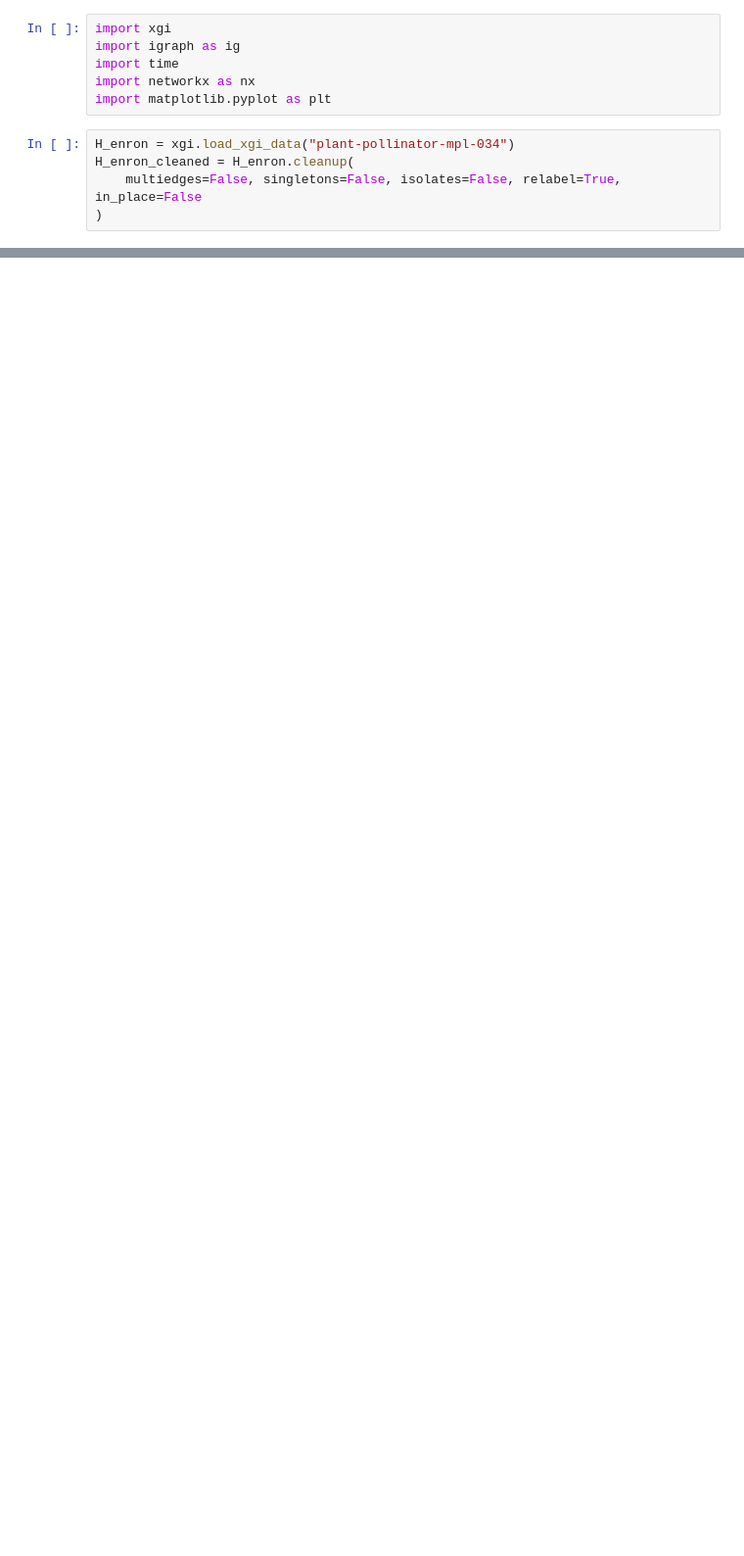
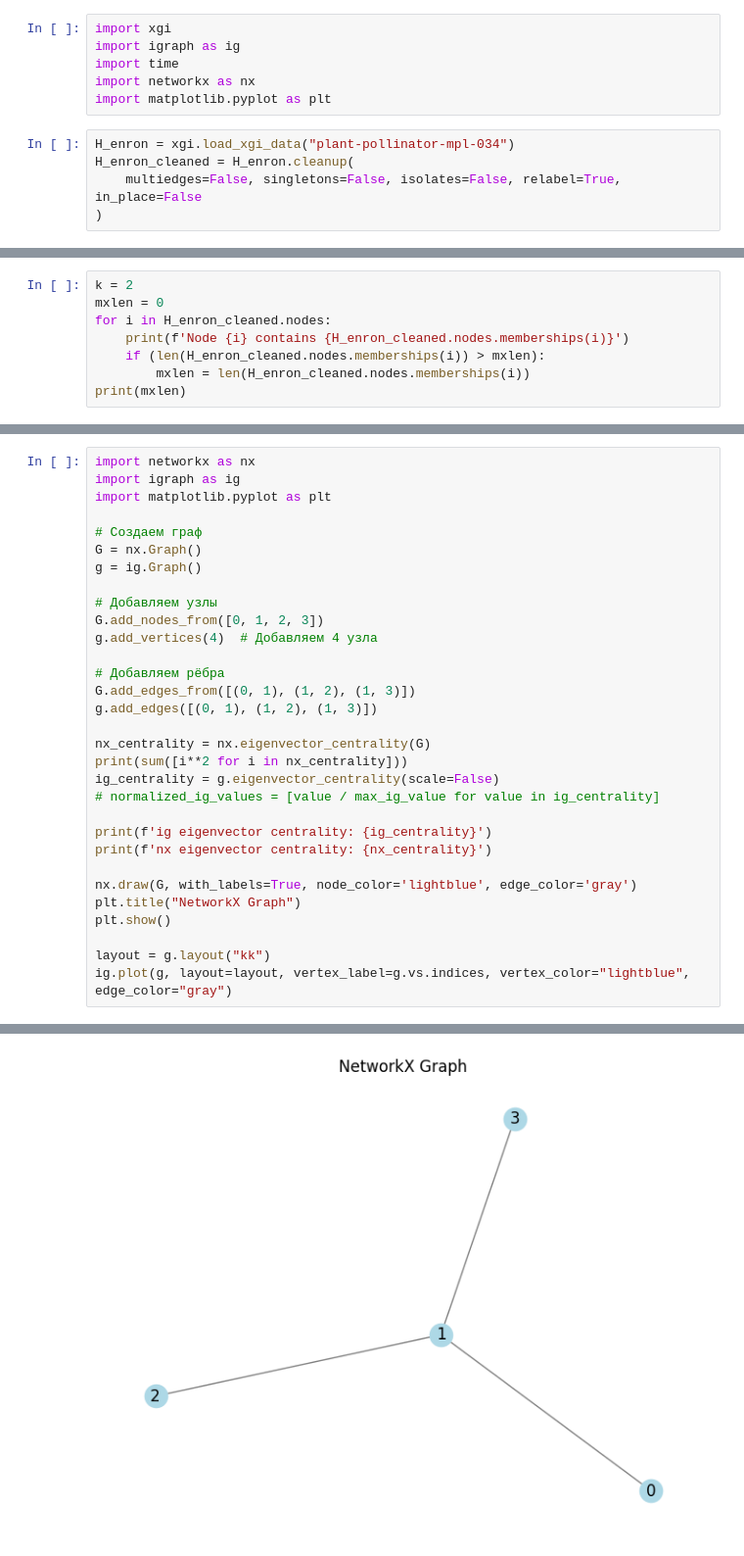
Before and after one commit to Evgeniyy2004/xgi, a Jupyter notebook: text.ipynb, the cells around one changed output, grey strips where cells are left out. Shown at 98% size. Cells and saved outputs as stored; diff of their text form; blank space fills up the shorter version.

Commit message:
Update centrality.py

```diff
--- a/text.ipynb
+++ b/text.ipynb
@@ -25,0 +12,8 @@ xgi.convert.to_ig_line_graph(H_enron_cleaned)
+# %%
+k = 2
+mxlen = 0
+for i in H_enron_cleaned.nodes:
+    print(f'Node {i} contains {H_enron_cleaned.nodes.memberships(i)}')
+    if (len(H_enron_cleaned.nodes.memberships(i)) > mxlen):
+        mxlen = len(H_enron_cleaned.nodes.memberships(i))
+print(mxlen)
@@ -61,0 +76,32 @@ print(f"Посчитанная центральность ig: {cent_ig}")
+# %%
+import networkx as nx
+import igraph as ig
+import matplotlib.pyplot as plt
+
+# Создаем граф
+G = nx.Graph()
+g = ig.Graph()
+
+# Добавляем узлы
+G.add_nodes_from([0, 1, 2, 3])
+g.add_vertices(4)  # Добавляем 4 узла
+
+# Добавляем рёбра
+G.add_edges_from([(0, 1), (1, 2), (1, 3)])
+g.add_edges([(0, 1), (1, 2), (1, 3)])
+
+nx_centrality = nx.eigenvector_centrality(G)
+print(sum([i**2 for i in nx_centrality]))
+ig_centrality = g.eigenvector_centrality(scale=False)
+# normalized_ig_values = [value / max_ig_value for value in ig_centrality]
+
+print(f'ig eigenvector centrality: {ig_centrality}')
+print(f'nx eigenvector centrality: {nx_centrality}')
+
+nx.draw(G, with_labels=True, node_color='lightblue', edge_color='gray')
+plt.title("NetworkX Graph")
+plt.show()
+
+layout = g.layout("kk")
+ig.plot(g, layout=layout, vertex_label=g.vs.indices, vertex_color="lightblue", edge_color="gray")
+# %% [output]
@@ -61,0 +111 @@ print(f"Посчитанная центральность ig: {cent_ig}")
+[figure, added]
```
Also changed, not shown: parts of 7 cells of this notebook, 2 other files.
